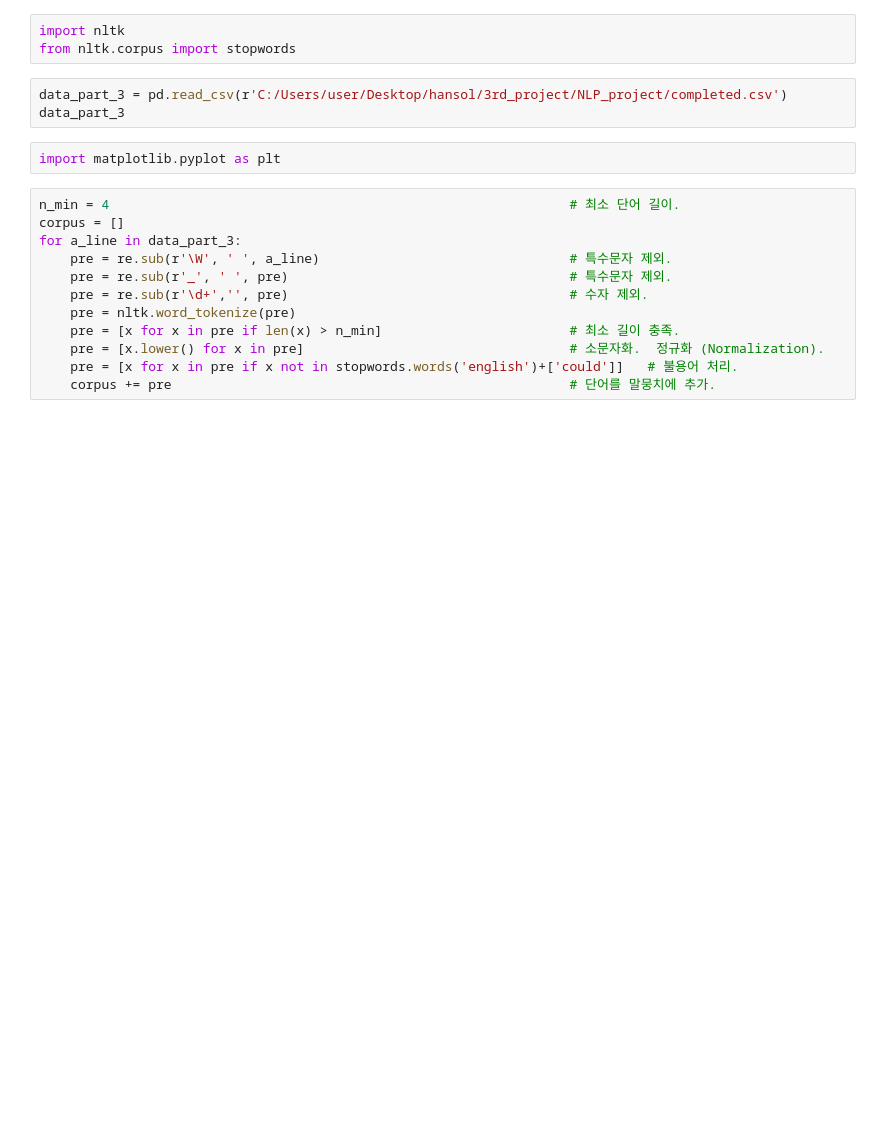
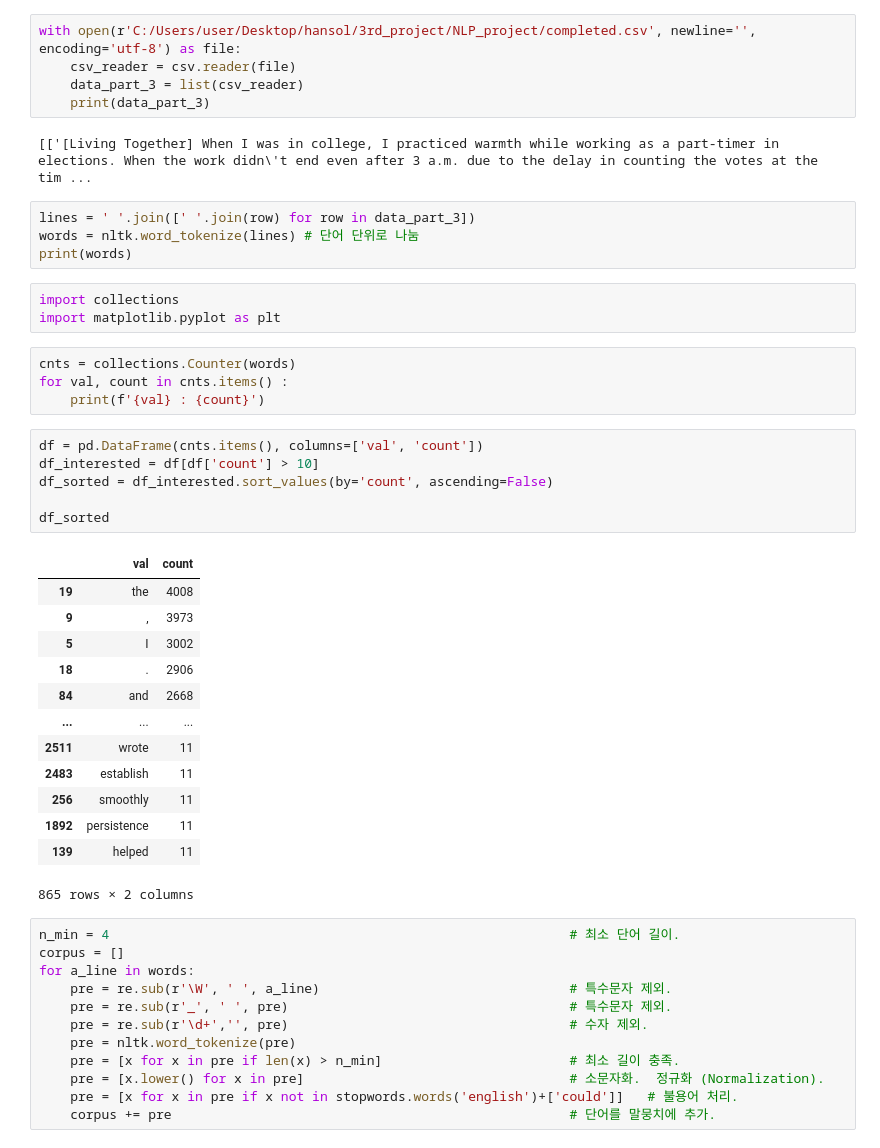
Before and after one commit to Grapefruitss/NLP-project, a Jupyter notebook: NLP project/word_cloud_first_hs.ipynb, the cells around one changed output. Saved outputs shown, nothing was run; the diff lists cells and outputs as text; blank space fills up the shorter version.

```diff
--- a/NLP project/word_cloud_first_hs.ipynb
+++ b/NLP project/word_cloud_first_hs.ipynb
@@ -7,15 +9,45 @@ import pandas as pd
-# %%
-import nltk
-from nltk.corpus import stopwords
 # %%
-data_part_3 = pd.read_csv(r'C:/Users/user/Desktop/hansol/3rd_project/NLP_project/completed.csv')
-data_part_3
+with open(r'C:/Users/user/Desktop/hansol/3rd_project/NLP_project/completed.csv', newline='', encoding='utf-8') as file:
+    csv_reader = csv.reader(file)
+    data_part_3 = list(csv_reader)
+    print(data_part_3)
+# %% [output]
+[['[Living Together] When I was in college, I practiced warmth while working as a part-timer in elections. When the work didn\'t end even after 3 a.m. due to the delay in counting the votes at the tim ...
+# %%
+lines = ' '.join([' '.join(row) for row in data_part_3])
+words = nltk.word_tokenize(lines) # 단어 단위로 나눔
+print(words)
 # %%
+import collections
 import matplotlib.pyplot as plt
+# %%
+cnts = collections.Counter(words)
+for val, count in cnts.items() :
+    print(f'{val} : {count}')
+# %%
+df = pd.DataFrame(cnts.items(), columns=['val', 'count'])
+df_interested = df[df['count'] > 10]
+df_sorted = df_interested.sort_values(by='count', ascending=False)
+
+df_sorted
+# %% [output]
+|  | val | count |
+| 19 | the | 4008 |
+| 9 | , | 3973 |
+| 5 | I | 3002 |
+| 18 | . | 2906 |
+| 84 | and | 2668 |
+| ... | ... | ... |
+| 2511 | wrote | 11 |
+| 2483 | establish | 11 |
+| 256 | smoothly | 11 |
+| 1892 | persistence | 11 |
+| 139 | helped | 11 |
+865 rows × 2 columns
 # %%
 n_min = 4                                                           # 최소 단어 길이.
 corpus = []
-for a_line in data_part_3:
+for a_line in words:
     pre = re.sub(r'\W', ' ', a_line)                                # 특수문자 제외.
     pre = re.sub(r'_', ' ', pre)                                    # 특수문자 제외.
     pre = re.sub(r'\d+','', pre)                                    # 수자 제외.
```
Also changed, not shown: parts of 4 cells of this notebook, 1 other file.
